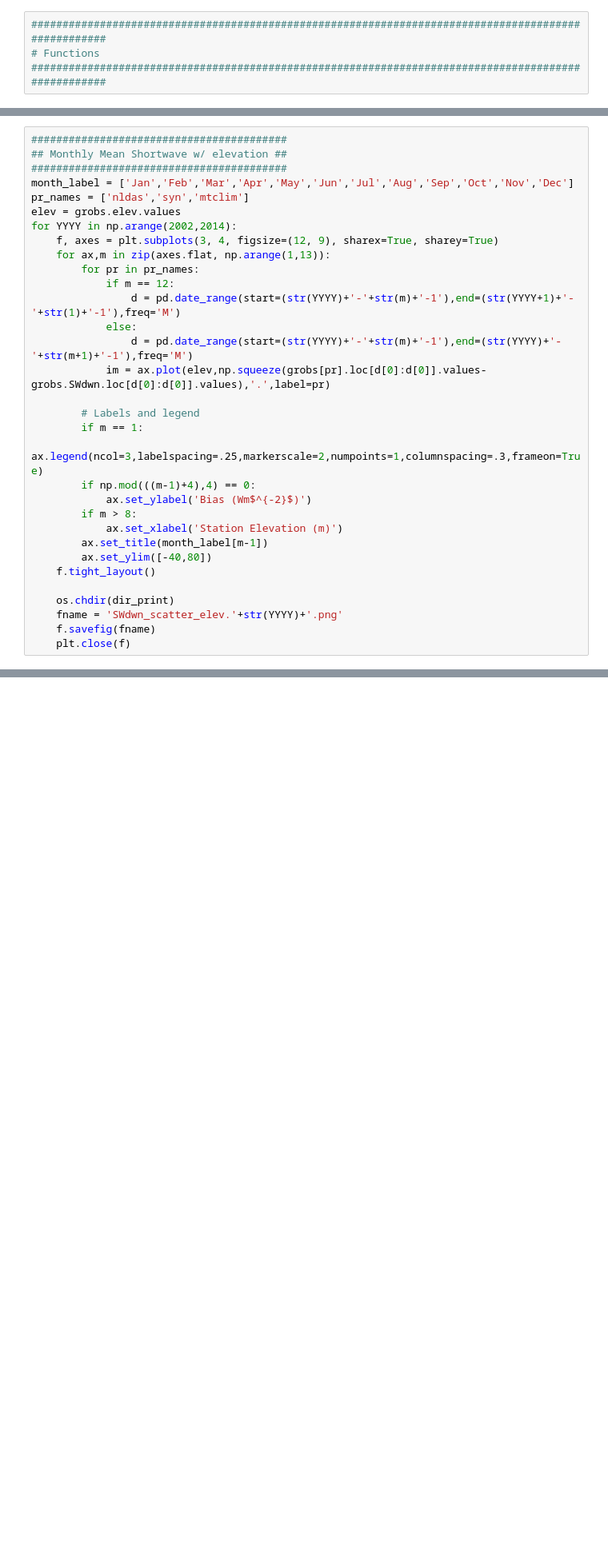
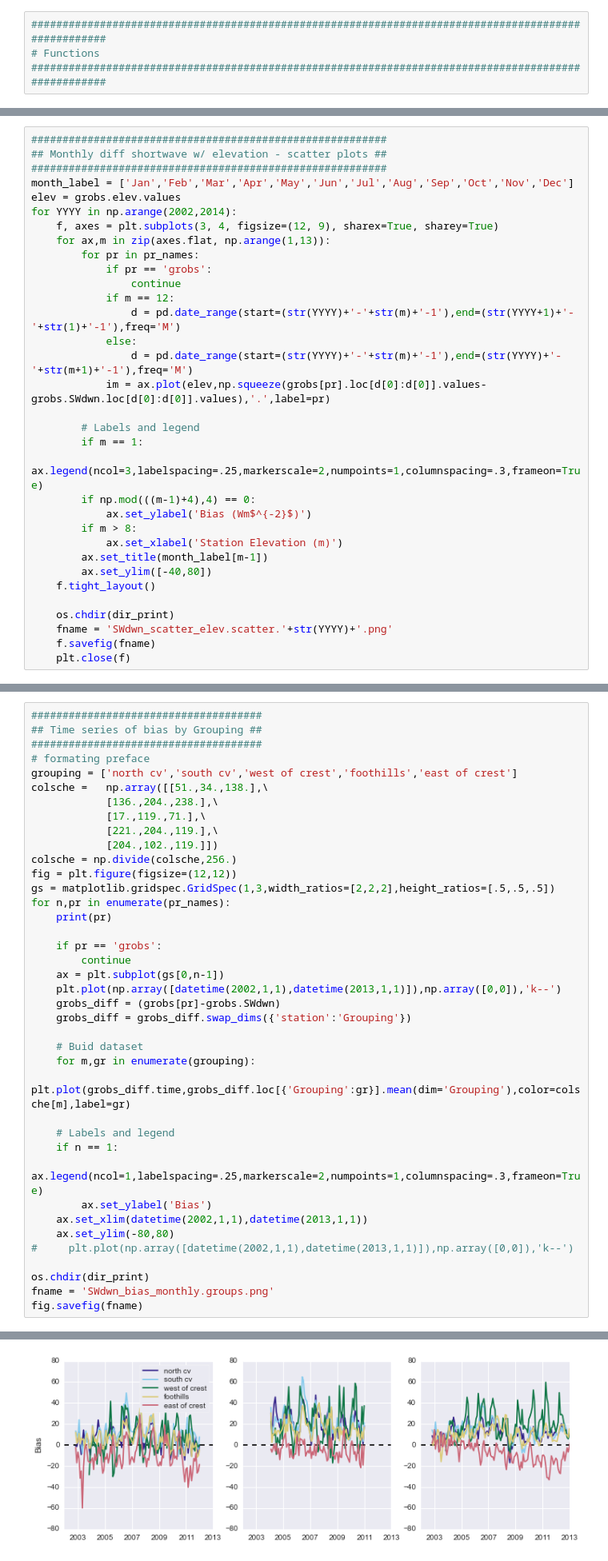
Before and after one commit to klapo/CalRad, a Jupyter notebook: CR.GrobsCompare.ipynb, the cells around one changed output, grey strips where cells are left out. Shown at 80% size. Saved outputs shown, nothing was run; the diff lists cells and outputs as text; blank space fills up the shorter version.

Commit message:
Violinplots according to elevation bin and climate grouping. Time series by climate grouping. New climatology maps of ground obs by grouping.

```diff
--- a/CR.GrobsCompare.ipynb
+++ b/CR.GrobsCompare.ipynb
@@ -459,14 +462,15 @@ for d in pd.date_range(start='2007-10-01',end='2007-11-01',freq='M'):
 # %%
-#########################################
-## Monthly Mean Shortwave w/ elevation ##
-#########################################
+#########################################################
+## Monthly diff shortwave w/ elevation - scatter plots ##
+#########################################################
 month_label = ['Jan','Feb','Mar','Apr','May','Jun','Jul','Aug','Sep','Oct','Nov','Dec']
-pr_names = ['nldas','syn','mtclim']
 elev = grobs.elev.values
 for YYYY in np.arange(2002,2014):
     f, axes = plt.subplots(3, 4, figsize=(12, 9), sharex=True, sharey=True)
     for ax,m in zip(axes.flat, np.arange(1,13)):
         for pr in pr_names:
+            if pr == 'grobs':
+                continue
             if m == 12:
                 d = pd.date_range(start=(str(YYYY)+'-'+str(m)+'-1'),end=(str(YYYY+1)+'-'+str(1)+'-1'),freq='M')
             else:
@@ -485,6 +489,6 @@ for YYYY in np.arange(2002,2014):
     f.tight_layout()
 
     os.chdir(dir_print)
-    fname = 'SWdwn_scatter_elev.'+str(YYYY)+'.png'
+    fname = 'SWdwn_scatter_elev.scatter.'+str(YYYY)+'.png'
     f.savefig(fname)
     plt.close(f)
@@ -490,0 +664,40 @@ for YYYY in np.arange(2002,2014):
+# %%
+#####################################
+## Time series of bias by Grouping ##
+#####################################
+# formating preface
+grouping = ['north cv','south cv','west of crest','foothills','east of crest']
+colsche =   np.array([[51.,34.,138.],\
+            [136.,204.,238.],\
+            [17.,119.,71.],\
+            [221.,204.,119.],\
+            [204.,102.,119.]])
+colsche = np.divide(colsche,256.)
+fig = plt.figure(figsize=(12,12))
+gs = matplotlib.gridspec.GridSpec(1,3,width_ratios=[2,2,2],height_ratios=[.5,.5,.5])
+for n,pr in enumerate(pr_names):
+    print(pr)
+
+    if pr == 'grobs':
+        continue
+    ax = plt.subplot(gs[0,n-1])
+    plt.plot(np.array([datetime(2002,1,1),datetime(2013,1,1)]),np.array([0,0]),'k--')
+    grobs_diff = (grobs[pr]-grobs.SWdwn)
+    grobs_diff = grobs_diff.swap_dims({'station':'Grouping'})
+
+    # Buid dataset
+    for m,gr in enumerate(grouping):
+        plt.plot(grobs_diff.time,grobs_diff.loc[{'Grouping':gr}].mean(dim='Grouping'),color=colsche[m],label=gr)
+
+    # Labels and legend
+    if n == 1:
+        ax.legend(ncol=1,labelspacing=.25,markerscale=2,numpoints=1,columnspacing=.3,frameon=True)
+        ax.set_ylabel('Bias')
+    ax.set_xlim(datetime(2002,1,1),datetime(2013,1,1))
+    ax.set_ylim(-80,80)
+#     plt.plot(np.array([datetime(2002,1,1),datetime(2013,1,1)]),np.array([0,0]),'k--')
+
+os.chdir(dir_print)
+fname = 'SWdwn_bias_monthly.groups.png'
+fig.savefig(fname)
+# %% [output]
@@ -491,3 +708,4 @@ for YYYY in np.arange(2002,2014):
+[figure, added]
 # %%
 ################################
 ## Mean Shortwave Comparisons ##
```
Also changed, not shown: parts of 11 cells of this notebook, 1 other file.
